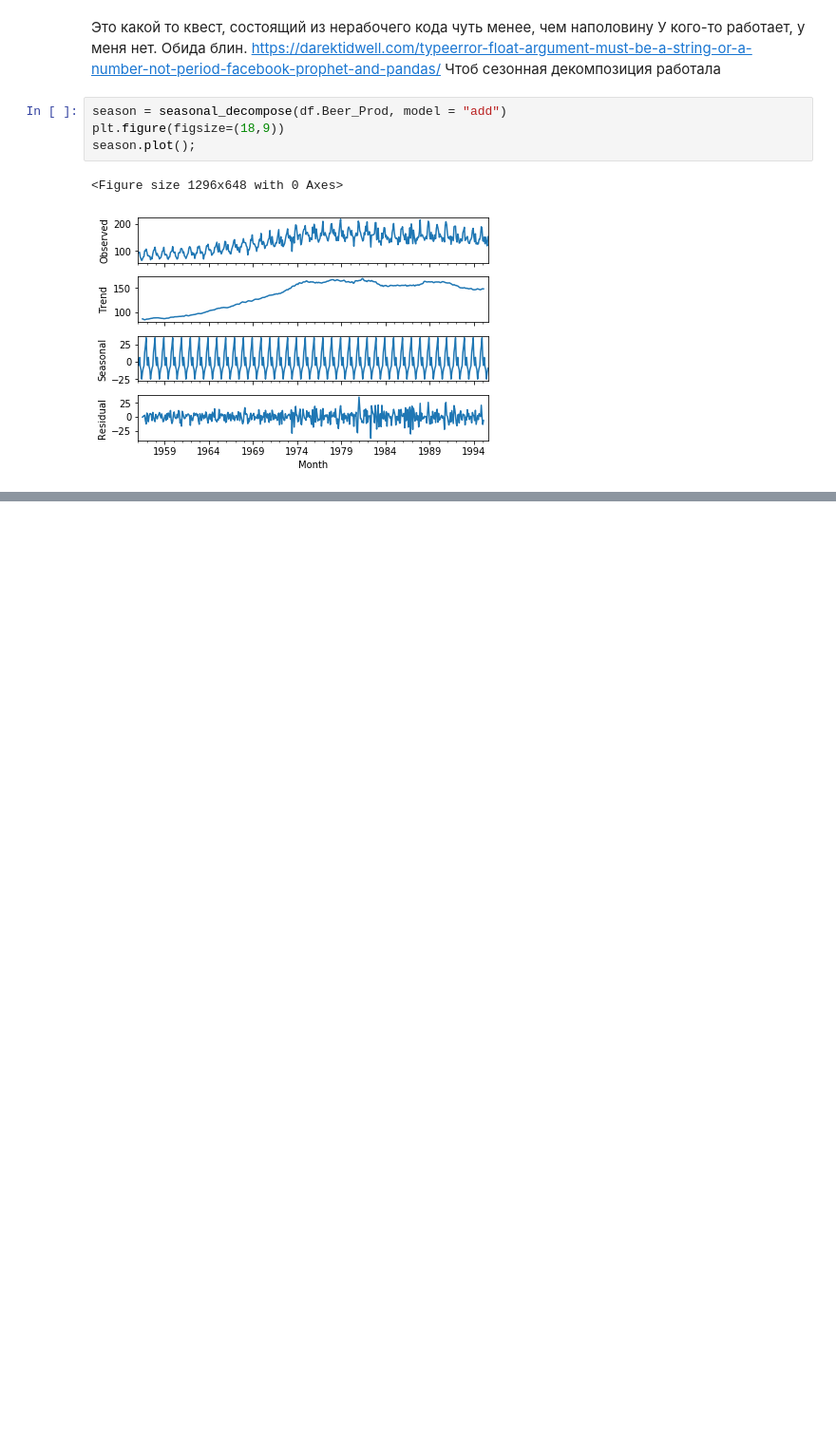
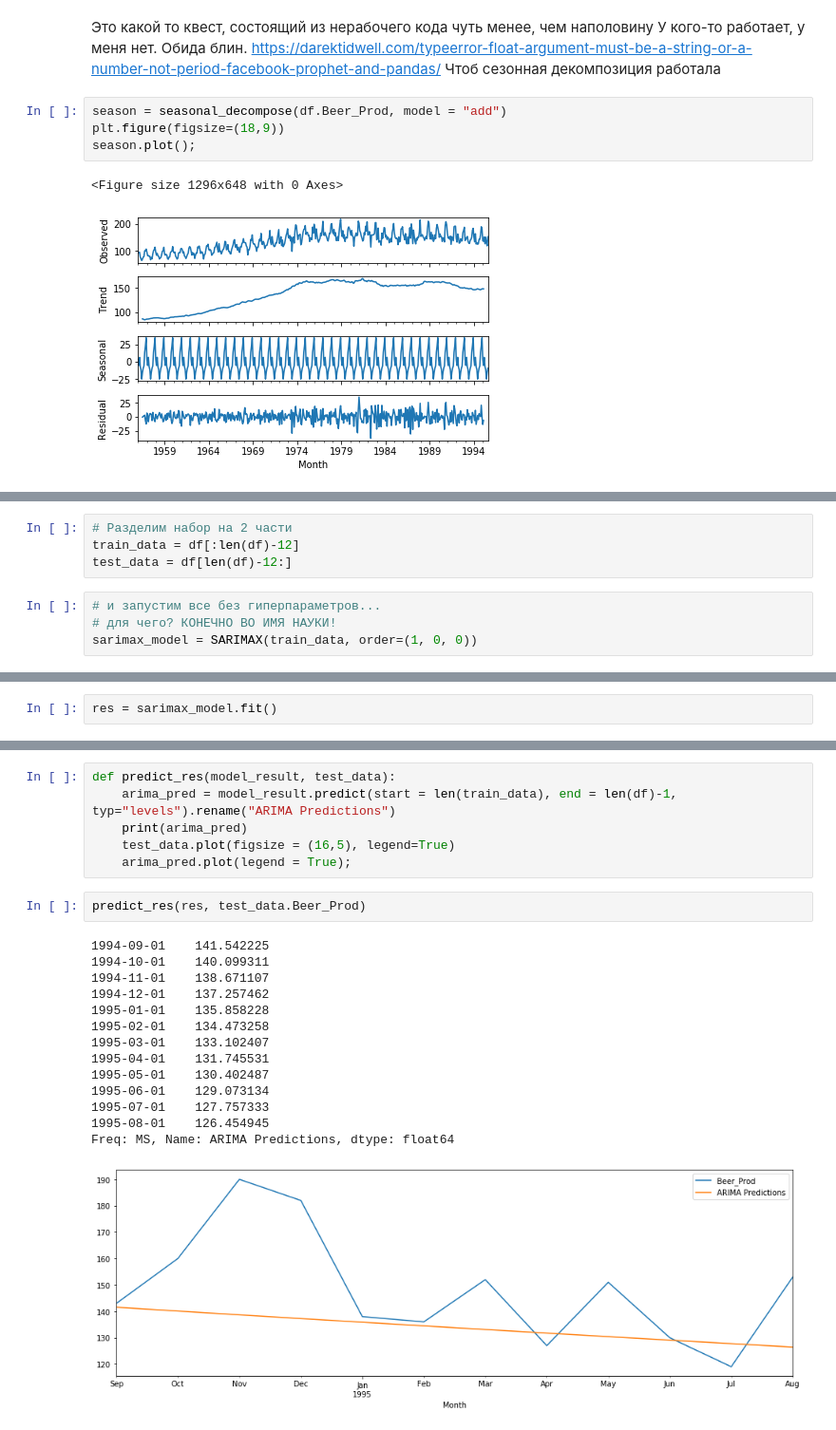
Before and after one commit to PavelVoroninR/Jupiter, a Jupyter notebook: TimeLineAnalisys.ipynb, the cells around one changed output, grey strips where cells are left out. Shown at 95% size. Saved outputs shown, nothing was run; the diff lists cells and outputs as text; blank space fills up the shorter version.

```diff
--- a/TimeLineAnalisys.ipynb
+++ b/TimeLineAnalisys.ipynb
@@ -173,0 +180,8 @@ season.plot();
+# %%
+# Разделим набор на 2 части
+train_data = df[:len(df)-12]
+test_data = df[len(df)-12:]
+# %%
+# и запустим все без гиперпараметров...
+# для чего? КОНЕЧНО ВО ИМЯ НАУКИ!
+sarimax_model = SARIMAX(train_data, order=(1, 0, 0))
@@ -173,0 +190,2 @@ season.plot();
+# %%
+res = sarimax_model.fit()
@@ -173,0 +212,23 @@ season.plot();
+# %%
+def predict_res(model_result, test_data):
+    arima_pred = model_result.predict(start = len(train_data), end = len(df)-1, typ="levels").rename("ARIMA Predictions")
+    print(arima_pred)
+    test_data.plot(figsize = (16,5), legend=True)
+    arima_pred.plot(legend = True);
+# %%
+predict_res(res, test_data.Beer_Prod)
+# %% [output]
+1994-09-01    141.542225
+1994-10-01    140.099311
+1994-11-01    138.671107
+1994-12-01    137.257462
+1995-01-01    135.858228
+1995-02-01    134.473258
+1995-03-01    133.102407
+1995-04-01    131.745531
+1995-05-01    130.402487
+1995-06-01    129.073134
+1995-07-01    127.757333
+1995-08-01    126.454945
+Freq: MS, Name: ARIMA Predictions, dtype: float64
+[figure, added]
```
Also changed, not shown: parts of 15 cells of this notebook.
